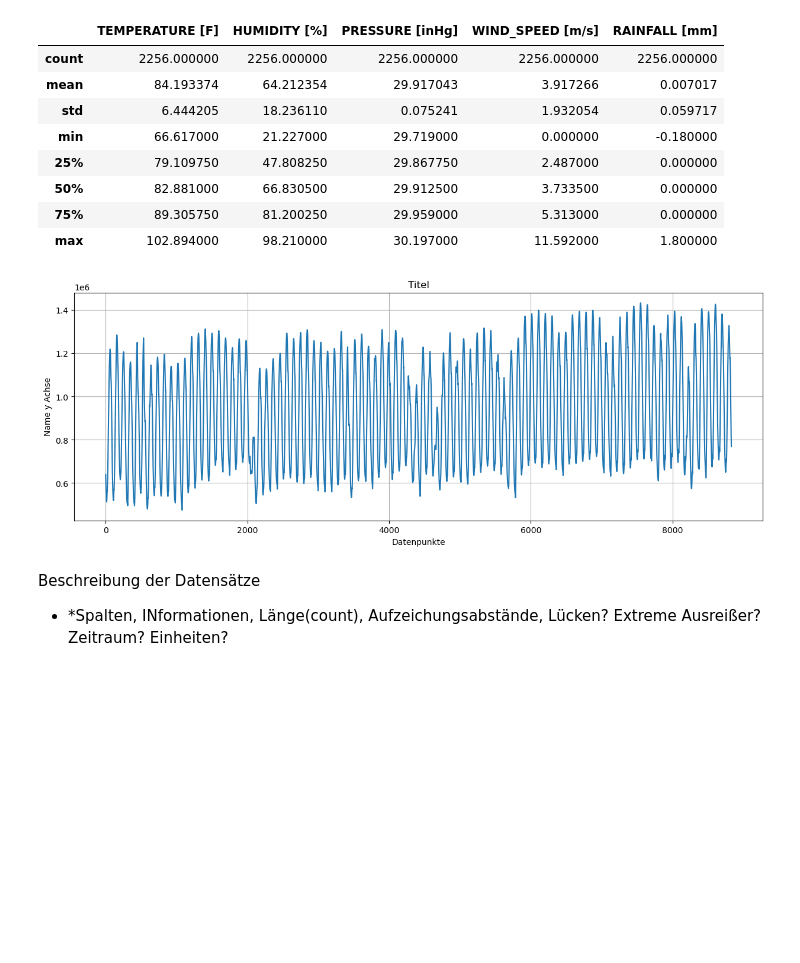
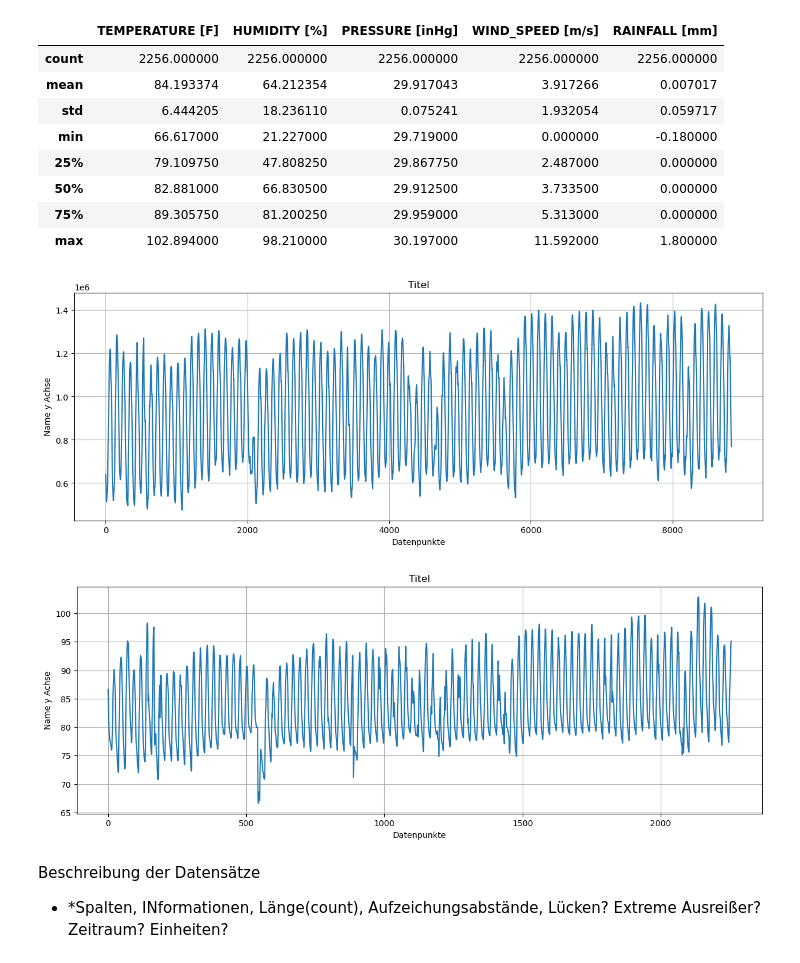
Before and after one commit to kathi-0815/ZRH_Project, a Jupyter notebook: project.ipynb, the cells around one changed output. Drawn from its saved outputs; the diff is of its cells as text; code cells hidden in the pictures; blank space fills up the shorter version.

```diff
--- a/project.ipynb
+++ b/project.ipynb
@@ -96,19 +96,21 @@ weatherDF.describe()
 # %%
 #Ilona: Titel, Beschriftung der Achsen (Bei dem Wetterdatensatz dementsprechend allgmein), Legende einheitlich , Zeit als Index (noch nicht das df ändern, das kommt später)und was sonst noch einfällt
 def plotDF(df, column, title, y_axis):
     plt.figure(figsize=(15, 5))
 
     plt.plot(df.index, df[column])
 
     plt.title(title)
     plt.xlabel('Datenpunkte')
     plt.ylabel(y_axis)
     plt.grid(True)
     plt.show()
 
 plotDF(powerDF, ' TOTAL_LOAD', 'Titel', 'Name y Achse')
+plotDF(weatherDF, ' TEMPERATURE [F]', 'Titel', 'Name y Achse')
 # %% [output]
 [figure]
+[figure, added]
 # %% [markdown]
  Beschreibung der Datensätze
 * *Spalten, INformationen, Länge(count), Aufzeichungsabstände, Lücken? Extreme Ausreißer? Zeitraum? Einheiten?
```
